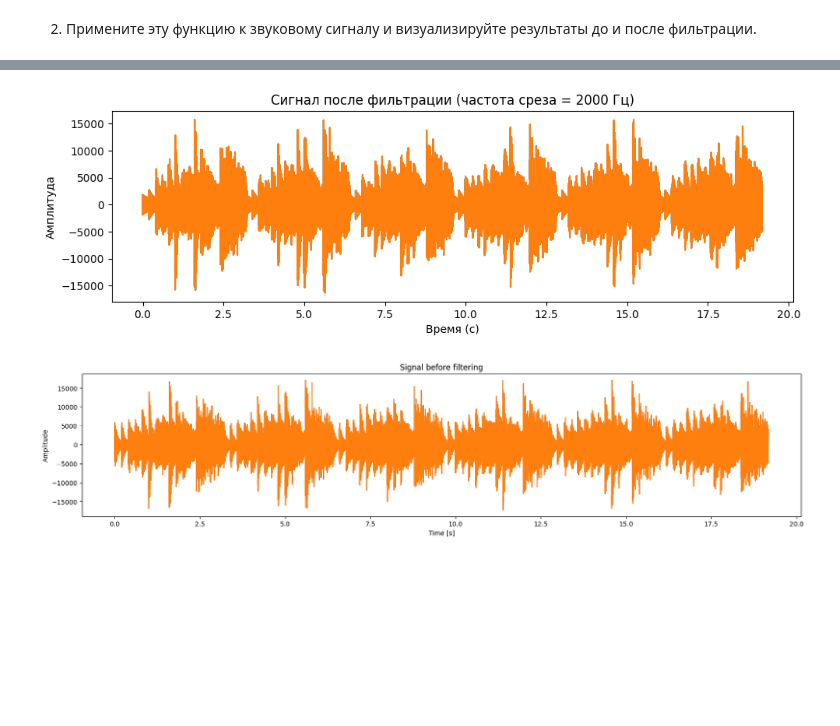
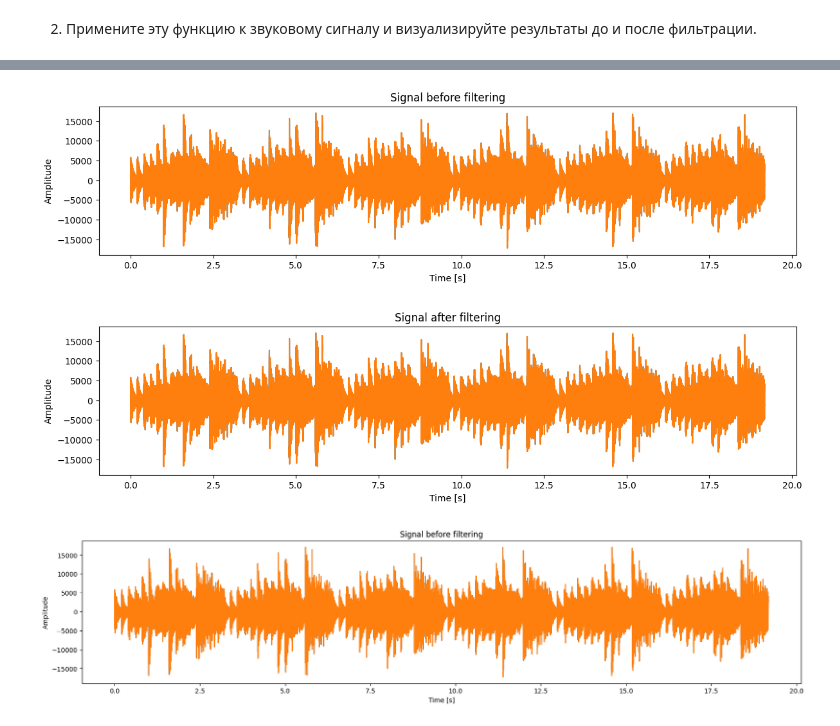
Before and after one commit to TitanLeonov/Leonov_Alexander_PI3-1b_computer_math_, a Jupyter notebook: 9. Генерация сигналов и преобразования Фурье/Практическая_работа_№9_Генерация_сигналов_и_преобразования_Фурье.ipynb, the cells around one changed output, grey strips where cells are left out. Cells and saved outputs as stored; diff of their text form; code cells hidden in the pictures; blank space fills up the shorter version.

```diff
--- a/9. Генерация сигналов и преобразования Фурье/Практическая_работа_№9_Генерация_сигналов_и_преобразования_Фурье.ipynb
+++ b/9. Генерация сигналов и преобразования Фурье/Практическая_работа_№9_Генерация_сигналов_и_преобразования_Фурье.ipynb
@@ -617,15 +588,25 @@ plt.show()
-# %%
-plt.figure(figsize=(10, 6))
-plt.subplot(2, 1, 2)
-plt.plot(np.arange(len(filtered_signal)) / sampling_freq, filtered_signal)
-plt.title('Сигнал после фильтрации (частота среза = {} Гц)'.format(cutoff_freq))
-plt.xlabel('Время (с)')
-plt.ylabel('Амплитуда')
-
-plt.tight_layout()
-plt.show()
-# %% [output]
-[figure, removed]
+# %%
+t = np.arange(len(data)) / rate
+
+plt.figure(figsize=(14, 3))
+plt.plot(t, data)
+plt.xlabel('Time [s]')
+plt.ylabel('Amplitude')
+plt.title('Signal before filtering')
+plt.show()
+# %% [output]
+[figure, added]
+# %%
+filtered_signal = filtration_func(data, rate, 20000, 20000)
+
+plt.figure(figsize=(14, 3))
+plt.plot(t, filtered_signal)
+plt.xlabel('Time [s]')
+plt.ylabel('Amplitude')
+plt.title('Signal after filtering')
+plt.show()
+# %% [output]
+[figure, added]
 # %%
 # Визуализация сигнала до фильтрации
 # %% [output]
```
Also changed, not shown: parts of 3 cells of this notebook.
